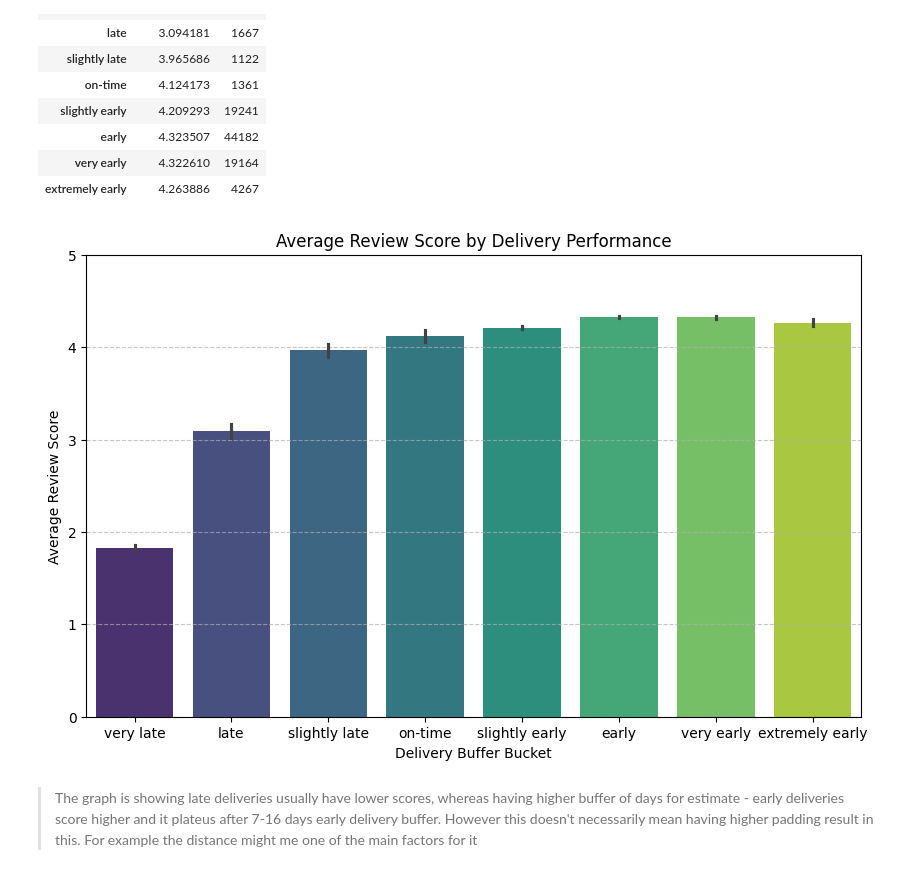
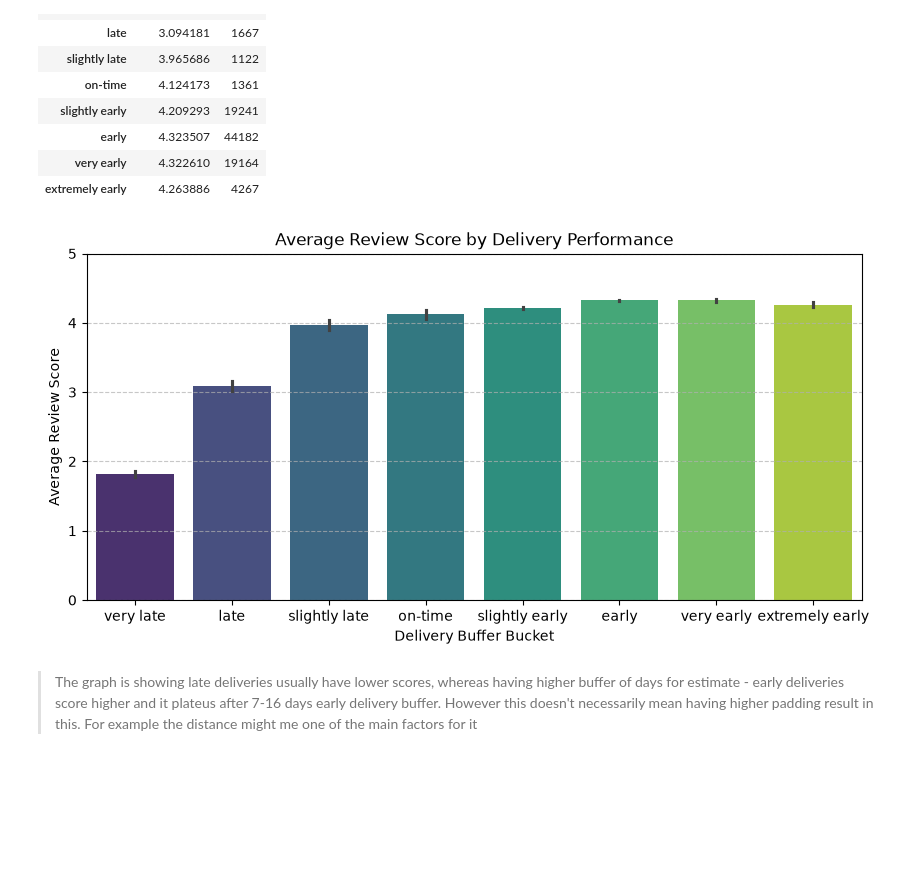
Before and after one commit to doniyor117/olist-marketplace-analysis, a Jupyter notebook: 01-delivery-estimates/analysis.ipynb, the cells around one changed output. Saved outputs shown, nothing was run; the diff lists cells and outputs as text; code cells hidden in the pictures; blank space fills up the shorter version.

```diff
--- a/01-delivery-estimates/analysis.ipynb
+++ b/01-delivery-estimates/analysis.ipynb
@@ -686,19 +685,20 @@ orders_agg.groupby(by='buffer_bucket', observed=False)[['review_score']].agg(['m
 | very early | 4.322610 | 19164 |
 | extremely early | 4.263886 | 4267 |
 # %%
-plt.figure(figsize=(10, 6))
-sns.barplot(data=orders_agg, x='buffer_bucket', y='review_score', hue='buffer_bucket', palette='viridis', legend=False)
+plt.figure(figsize=(10, 4.5))
+sns.barplot(data=orders_agg, x='buffer_bucket', y='review_score',
+            hue='buffer_bucket', palette='viridis', legend=False, dodge=False)
 
 plt.title('Average Review Score by Delivery Performance')
 plt.ylabel('Average Review Score')
 plt.xlabel('Delivery Buffer Bucket')
 plt.ylim(0, 5) # Scores are between 1 and 5
 plt.grid(axis='y', linestyle='--', alpha=0.7)
 
 plt.gcf().savefig(os.path.join(FIGURES_DIR, "review_scores_by_delivery_performance.png"), dpi=200, bbox_inches='tight')
 plt.show()
 # %% [output]
-[figure, old version]
+[figure, new version]
 # %% [markdown]
 > The graph is showing late deliveries usually have lower scores, whereas having higher buffer of days for estimate - early deliveries score higher and it plateus after 7-16 days early delivery buffer. However this doesn't necessarily mean having higher padding result in this. For example the distance might me one of the main factors for it
 # %% [markdown]
```
Also changed, not shown: parts of 21 cells of this notebook, 10 other files.
